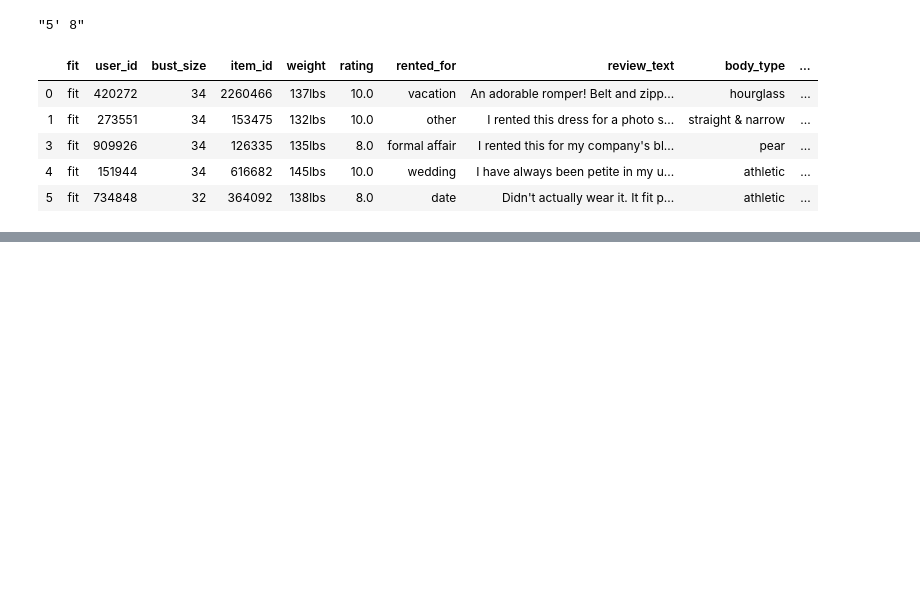
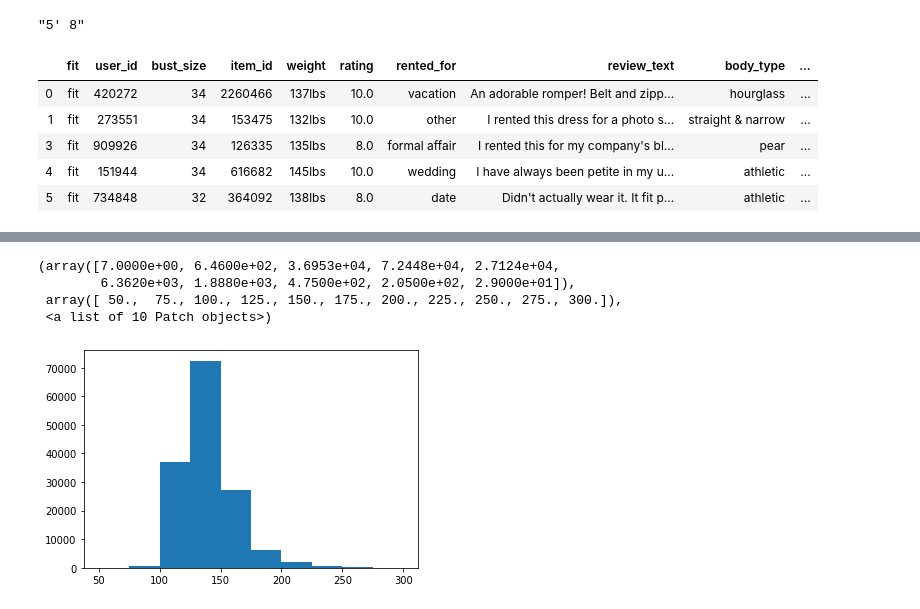
Before and after one commit to FatmaBenYedder/Recommend_The_Runway, a Jupyter notebook: rtr.ipynb, the cells around one changed output, grey strips where cells are left out. Cells and saved outputs as stored; diff of their text form; code cells hidden in the pictures; blank space fills up the shorter version.

Commit message:
updated weights

```diff
--- a/rtr.ipynb
+++ b/rtr.ipynb
@@ -179,0 +220,6 @@ df.to_csv(r'/Users/andrewtriola/Documents/flatiron/mod_6_proj/mod_6_project/upda
+# %%
+df['weight'] = df['weight'].str.split('\D+')
+# %%
+df['weight'] = df['weight'].apply(lambda x:x[0])
+# %%
+df['weight'] = df['weight'].astype('int32')
@@ -179,0 +237,8 @@ df.to_csv(r'/Users/andrewtriola/Documents/flatiron/mod_6_proj/mod_6_project/upda
+# %%
+plt.hist(df['weight'], bins=10)
+# %% [output]
+(array([7.0000e+00, 6.4600e+02, 3.6953e+04, 7.2448e+04, 2.7124e+04,
+        6.3620e+03, 1.8880e+03, 4.7500e+02, 2.0500e+02, 2.9000e+01]),
+ array([ 50.,  75., 100., 125., 150., 175., 200., 225., 250., 275., 300.]),
+ <a list of 10 Patch objects>)
+[figure, added]
```
Also changed, not shown: parts of 8 cells of this notebook, 2 other files.
